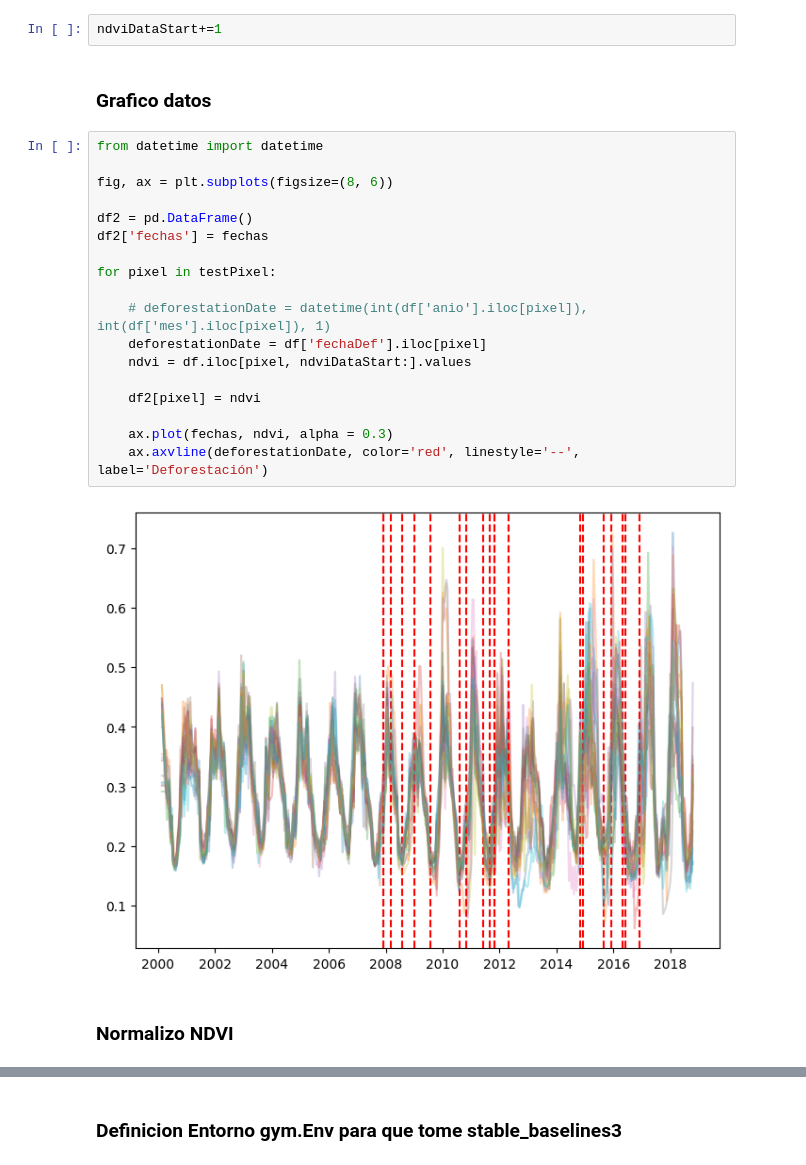
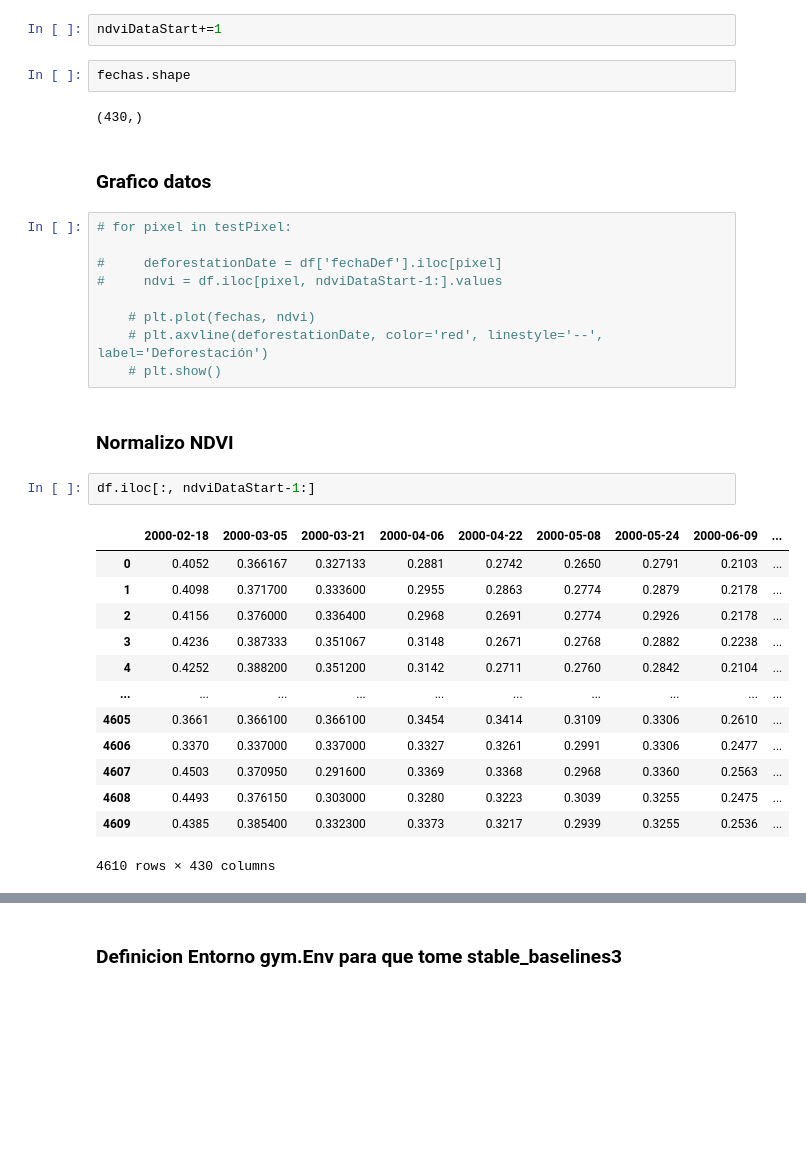
Before and after one commit to verderis/TSRL, a Jupyter notebook: RL-NDVI-semiSupervisado.ipynb, the cells around one changed output, grey strips where cells are left out. Saved outputs shown, nothing was run; the diff lists cells and outputs as text; blank space fills up the shorter version.

```diff
--- a/RL-NDVI-semiSupervisado.ipynb
+++ b/RL-NDVI-semiSupervisado.ipynb
@@ -96,29 +114,38 @@ df
 # %%
 ndviDataStart+=1
+# %%
+fechas.shape
+# %% [output]
+(430,)
 # %% [markdown]
 ### Grafico datos
 # %%
-from datetime import datetime
+# for pixel in testPixel:
 
-fig, ax = plt.subplots(figsize=(8, 6))
+#     deforestationDate = df['fechaDef'].iloc[pixel]
+#     ndvi = df.iloc[pixel, ndviDataStart-1:].values
 
-df2 = pd.DataFrame()
-df2['fechas'] = fechas
-
-for pixel in testPixel:
-
-    # deforestationDate = datetime(int(df['anio'].iloc[pixel]), int(df['mes'].iloc[pixel]), 1)
-    deforestationDate = df['fechaDef'].iloc[pixel]
-    ndvi = df.iloc[pixel, ndviDataStart:].values
-
-    df2[pixel] = ndvi
-
-    ax.plot(fechas, ndvi, alpha = 0.3)
-    ax.axvline(deforestationDate, color='red', linestyle='--', label='Deforestación')
+    # plt.plot(fechas, ndvi)
+    # plt.axvline(deforestationDate, color='red', linestyle='--', label='Deforestación')
+    # plt.show()
-# %% [output]
-[figure, removed]
 # %% [markdown]
 ### Normalizo NDVI
+# %%
+df.iloc[:, ndviDataStart-1:]
+# %% [output]
+|  | 2000-02-18 | 2000-03-05 | 2000-03-21 | 2000-04-06 | 2000-04-22 | 2000-05-08 | 2000-05-24 | 2000-06-09 | ... |
+| 0 | 0.4052 | 0.366167 | 0.327133 | 0.2881 | 0.2742 | 0.2650 | 0.2791 | 0.2103 | ... |
+| 1 | 0.4098 | 0.371700 | 0.333600 | 0.2955 | 0.2863 | 0.2774 | 0.2879 | 0.2178 | ... |
+| 2 | 0.4156 | 0.376000 | 0.336400 | 0.2968 | 0.2691 | 0.2774 | 0.2926 | 0.2178 | ... |
+| 3 | 0.4236 | 0.387333 | 0.351067 | 0.3148 | 0.2671 | 0.2768 | 0.2882 | 0.2238 | ... |
+| 4 | 0.4252 | 0.388200 | 0.351200 | 0.3142 | 0.2711 | 0.2760 | 0.2842 | 0.2104 | ... |
+| ... | ... | ... | ... | ... | ... | ... | ... | ... | ... |
+| 4605 | 0.3661 | 0.366100 | 0.366100 | 0.3454 | 0.3414 | 0.3109 | 0.3306 | 0.2610 | ... |
+| 4606 | 0.3370 | 0.337000 | 0.337000 | 0.3327 | 0.3261 | 0.2991 | 0.3306 | 0.2477 | ... |
+| 4607 | 0.4503 | 0.370950 | 0.291600 | 0.3369 | 0.3368 | 0.2968 | 0.3360 | 0.2563 | ... |
+| 4608 | 0.4493 | 0.376150 | 0.303000 | 0.3280 | 0.3223 | 0.3039 | 0.3255 | 0.2475 | ... |
+| 4609 | 0.4385 | 0.385400 | 0.332300 | 0.3373 | 0.3217 | 0.2939 | 0.3255 | 0.2536 | ... |
+4610 rows × 430 columns
 # %%
 # === CELL 3: Preprocesamiento y split ===
 # Normalización [-1,1]
```
Also changed, not shown: parts of 41 cells of this notebook, 1 other file.
